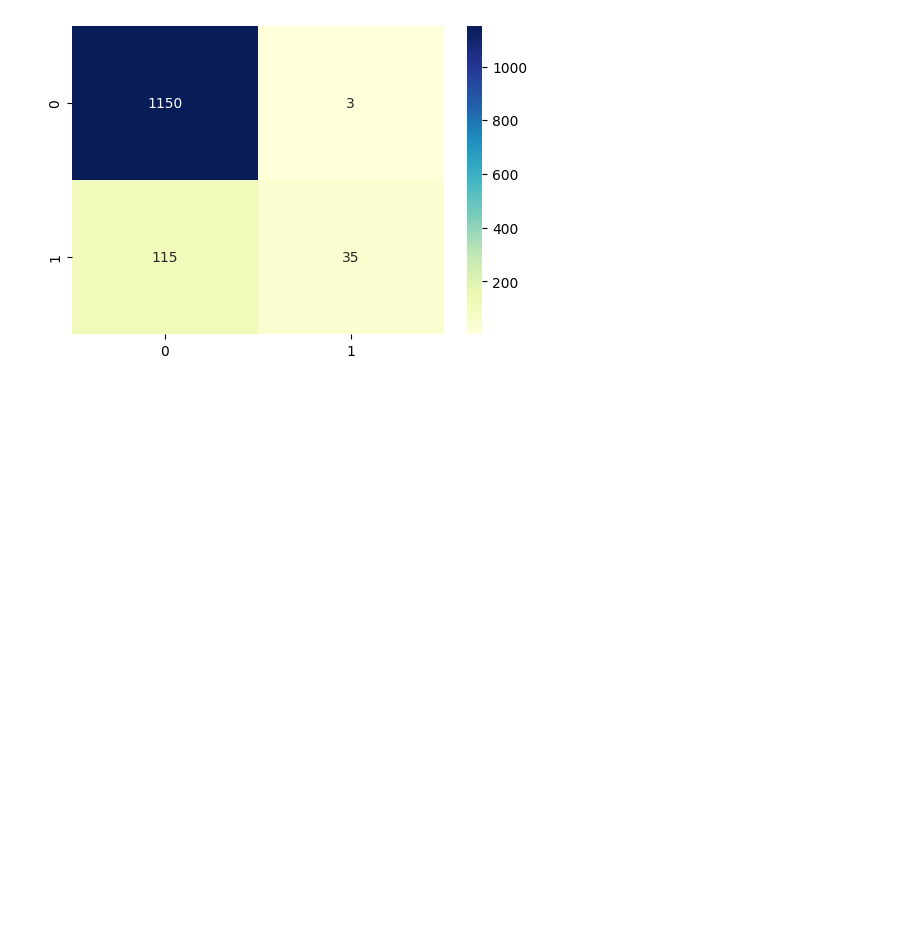
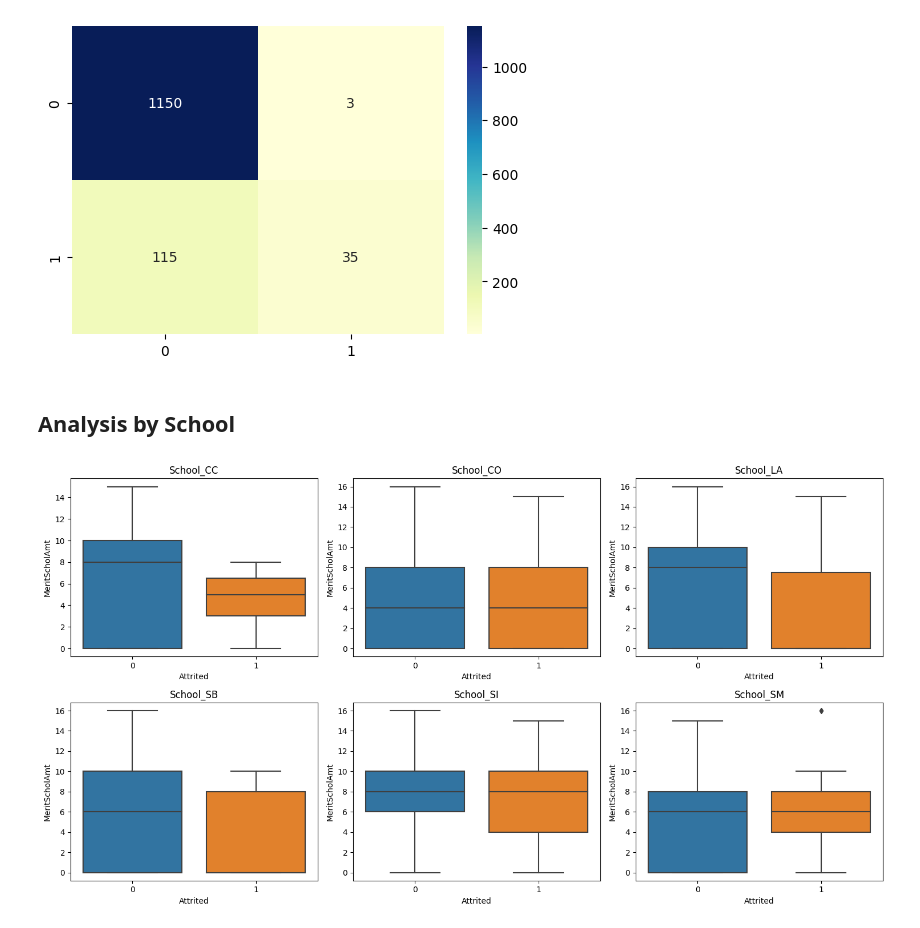
Before and after one commit to eitellauria/Retention, a Jupyter notebook: Freshmen_Retention.ipynb, the cells around one changed output. Saved outputs shown, nothing was run; the diff lists cells and outputs as text; code cells hidden in the pictures; blank space fills up the shorter version.

```diff
--- a/Freshmen_Retention.ipynb
+++ b/Freshmen_Retention.ipynb
@@ -893,3 +949,9 @@ Confusion matrix.:
  [[1150    3]
  [ 115   35]]
 [figure]
+# %% [markdown]
+## Analysis by School
+# %%
+plot_school_attrition_boxplots(dfr, "MeritScholAmt")
+# %% [output]
+[figure, added]
```
Also changed, not shown: parts of 5 cells of this notebook.
